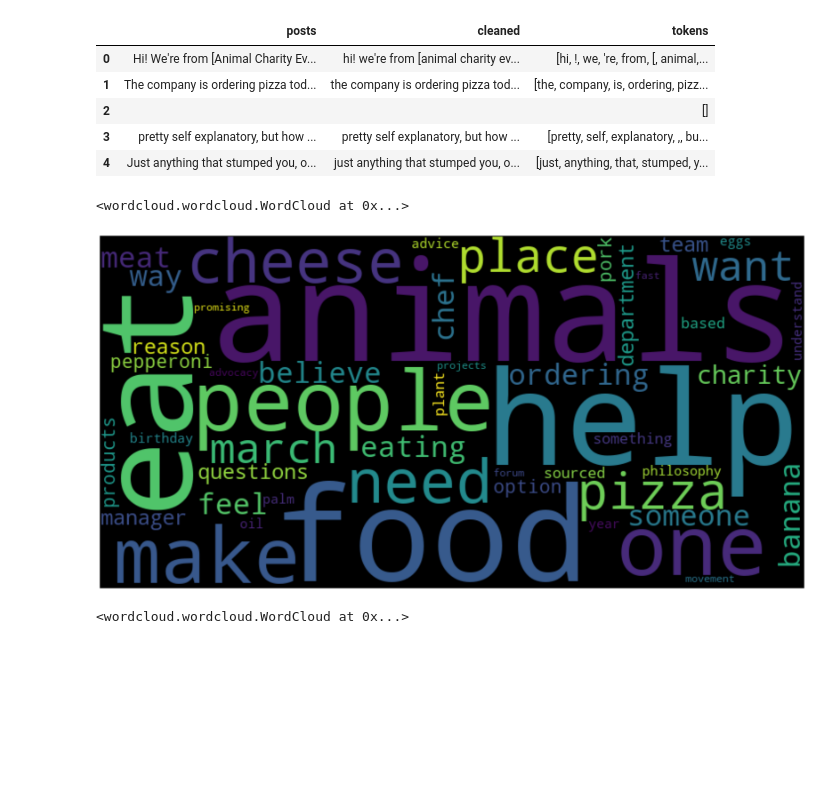
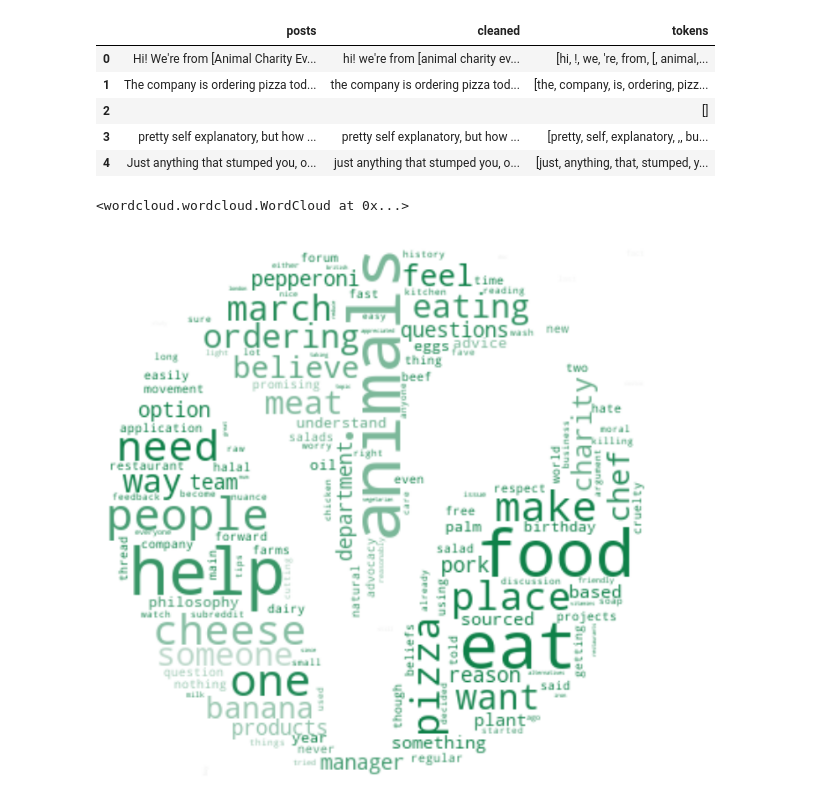
Before and after one commit to elifvarli/Test_project, a Jupyter notebook: Vegan-WordCloud.ipynb, the cells around one changed output. Drawn from its saved outputs; the diff is of its cells as text; code cells hidden in the pictures; blank space fills up the shorter version.

```diff
--- a/Vegan-WordCloud.ipynb
+++ b/Vegan-WordCloud.ipynb
@@ -218,7 +218,8 @@ unwanted_words = [
     'vegan', 'vegans', 'veganism', 'much', 'anything', 'really', 'know', 'ask', 'see', 'guys', 'think',
     'made', 'got', 'would', 'like', 'get', 'actually', 'good', 'best', 'use', 'could', 'also', 'take',
     'say', 'etc', 'recently', 'give', 'edit', 'thanks', 'grants', 'case', 'find', 'enough', 'wanted', 'many',
-    'date', 'ace', 'looking', 'years', 'evaluators', 'applications', 'answering', 'animal'
+    'date', 'ace', 'looking', 'years', 'evaluators', 'applications', 'answering', 'animal', 'asked', 'around',
+    'however'
 ]
 # %%
 # Getting rid of unwanted words
@@ -235,18 +236,22 @@ for k,v in terms.cfs.items(): # term=key and term_frequency=value
     if v>1:
         clean_dictionary[terms[k]] = v
 # %%
-# Using the WordCloud library to create a wordcloud from the dict
-wc = WordCloud(width=800, height=400, max_words=50).generate_from_frequencies(clean_dictionary)
-plt.figure(figsize=(24,20))
-plt.imshow(wc, interpolation="bilinear")
+# Assigning the image variable
+image = Image.open("/Users/v/Documents/GitHub/Vegan-WordCloud/vegan-thumbnail.png")
+
+# Convert palette back to RGB
+colors = list(image.palette.colors.keys())
+
+# Creating a mask using the image
+mask = np.moveaxis(np.vectorize(lambda x: colors[x])(np.asarray(image)), 0, -1)
+
+# Using the WordCloud library to create a WordCloud from the dict
+wc = WordCloud(width=800, height=400, background_color="white", max_words=150, mask=mask).generate_from_frequencies(clean_dictionary)
+image_colors = ImageColorGenerator(mask)
+plt.figure(figsize=(10,8))
+plt.imshow(wc.recolor(color_func=image_colors), interpolation="bilinear")
 plt.axis("off")
 wc.to_file("Vegan WordCloud.png")
-# plt.show()
 # %% [output]
 <wordcloud.wordcloud.WordCloud at 0x...>
-[figure, old version]
+[figure, new version]
-# %%
-# Saving the image to local folder
-wc.to_file("Vegan WordCloud.png")
-# %% [output]
-<wordcloud.wordcloud.WordCloud at 0x...>
```
Also changed, not shown: parts of 2 cells of this notebook, 1 other file.
